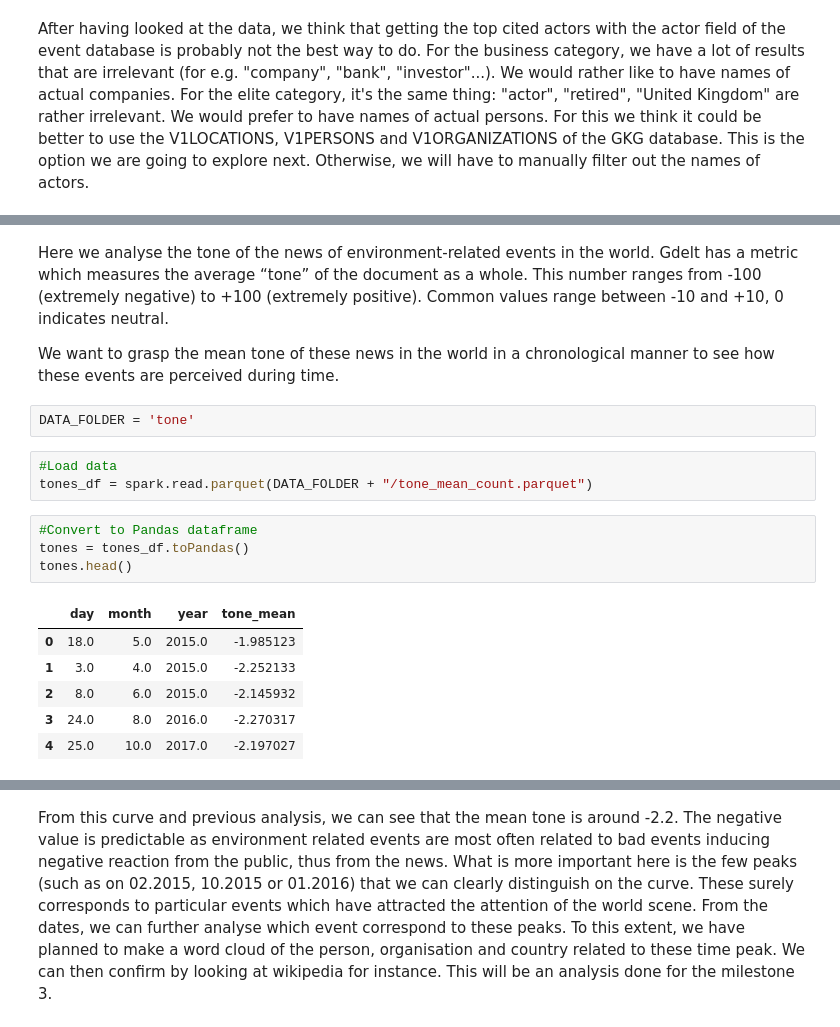
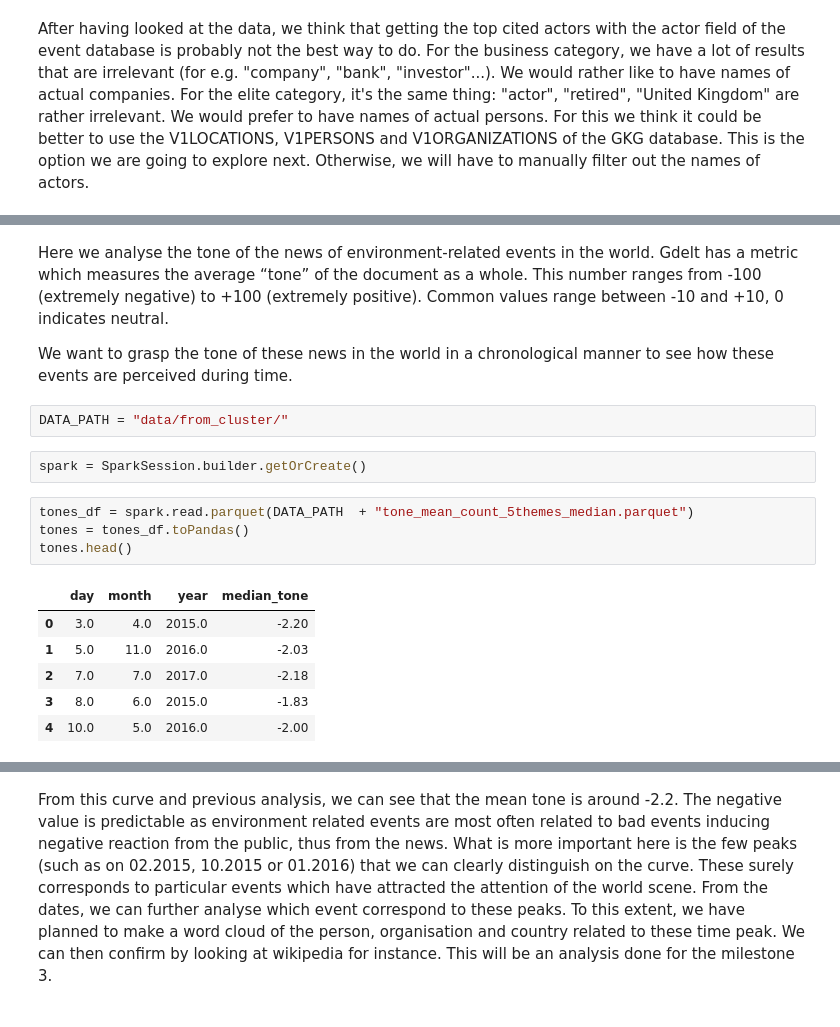
Before and after one commit to damlobster/ada2018, a Jupyter notebook: src/Milestone3.ipynb, the cells around one changed output, grey strips where cells are left out. Saved outputs shown, nothing was run; the diff lists cells and outputs as text.

```diff
--- a/src/Milestone3.ipynb
+++ b/src/Milestone3.ipynb
@@ -220,20 +160,19 @@ For this we think it could be better to use the V1LOCATIONS, V1PERSONS and V1ORG
 # %% [markdown]
 Here we analyse the tone of the news of environment-related events in the world. Gdelt has a metric which measures the average “tone” of the document as a whole. This number ranges from -100 (extremely negative) to +100 (extremely positive). Common values range between -10 and +10, 0 indicates neutral.
 
-We want to grasp the mean tone of these news in the world in a chronological manner to see how these events are perceived during time.
+We want to grasp the tone of these news in the world in a chronological manner to see how these events are perceived during time.
-# %%
-DATA_FOLDER = 'tone'
-# %%
-#Load data
-tones_df = spark.read.parquet(DATA_FOLDER + "/tone_mean_count.parquet")
+# %%
+DATA_PATH = "data/from_cluster/"
+# %%
+spark = SparkSession.builder.getOrCreate()
 # %%
-#Convert to Pandas dataframe
+tones_df = spark.read.parquet(DATA_PATH  + "tone_mean_count_5themes_median.parquet")
 tones = tones_df.toPandas()
 tones.head()
 # %% [output]
-|  | day | month | year | tone_mean |
-| 0 | 18.0 | 5.0 | 2015.0 | -1.985123 |
-| 1 | 3.0 | 4.0 | 2015.0 | -2.252133 |
-| 2 | 8.0 | 6.0 | 2015.0 | -2.145932 |
-| 3 | 24.0 | 8.0 | 2016.0 | -2.270317 |
-| 4 | 25.0 | 10.0 | 2017.0 | -2.197027 |
+|  | day | month | year | median_tone |
+| 0 | 3.0 | 4.0 | 2015.0 | -2.20 |
+| 1 | 5.0 | 11.0 | 2016.0 | -2.03 |
+| 2 | 7.0 | 7.0 | 2017.0 | -2.18 |
+| 3 | 8.0 | 6.0 | 2015.0 | -1.83 |
+| 4 | 10.0 | 5.0 | 2016.0 | -2.00 |
```
Also changed, not shown: parts of 32 cells of this notebook, 1 other file.
